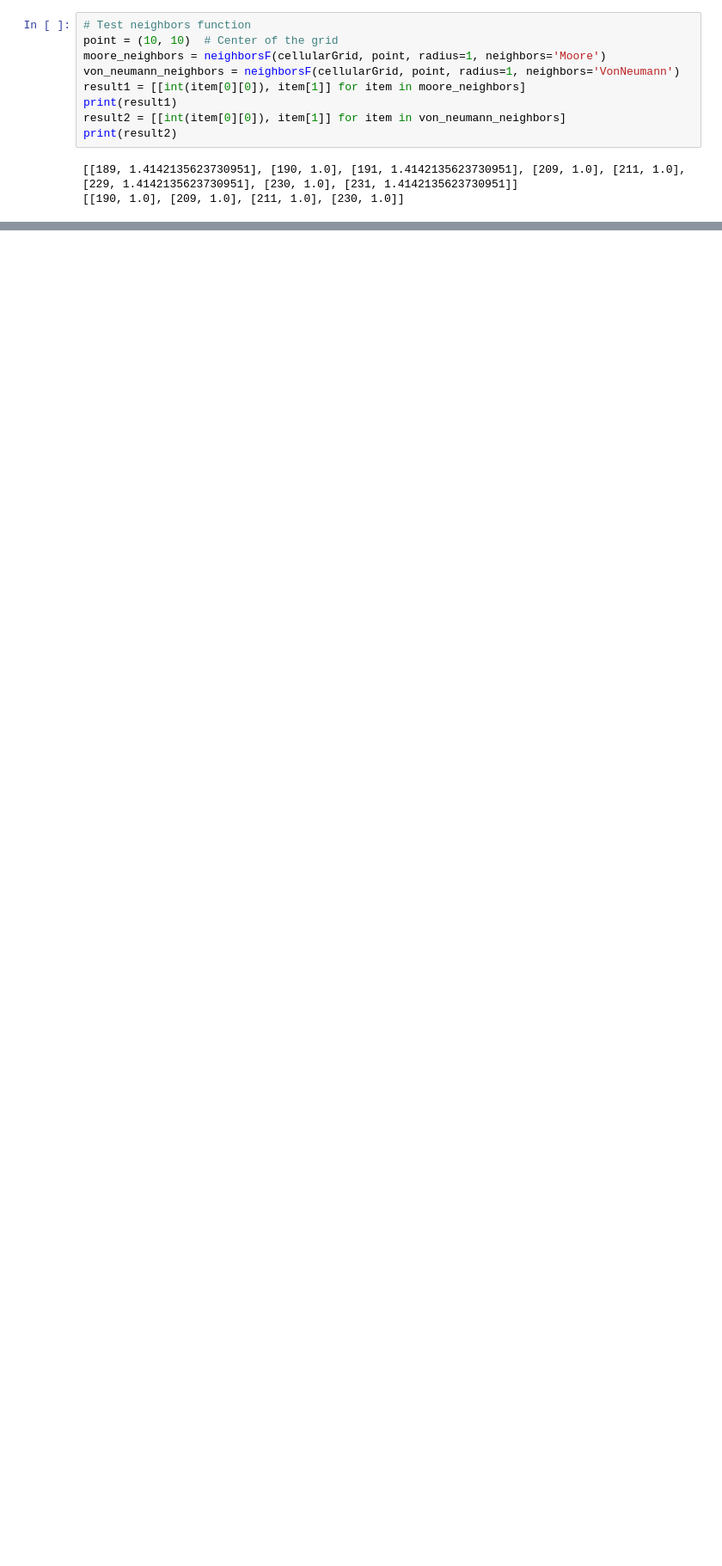
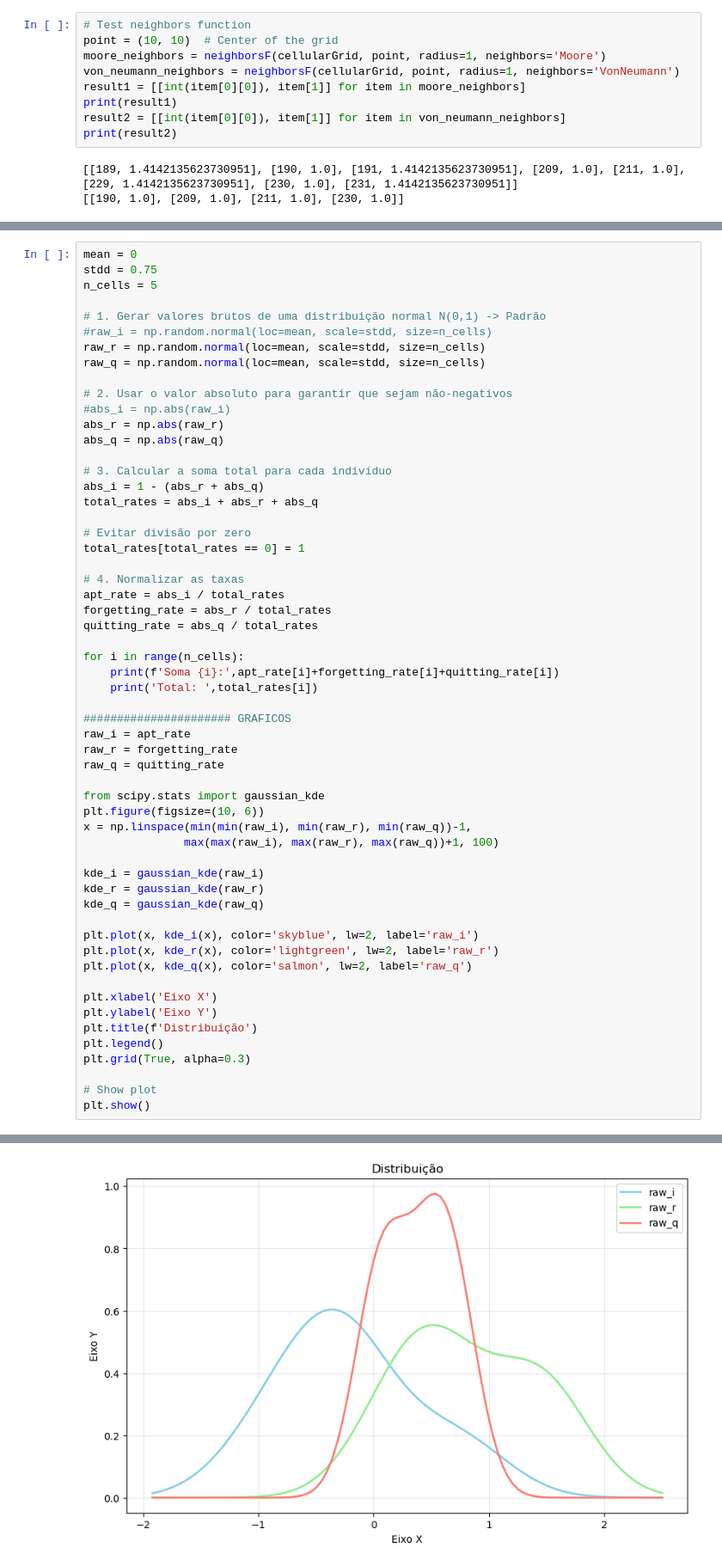
Before and after one commit to MaCarlosOficial/ProjetoDoc, a Jupyter notebook: Artigo_KCO.ipynb, the cells around one changed output, grey strips where cells are left out. Shown at 86% size. Drawn from its saved outputs; the diff is of its cells as text; blank space fills up the shorter version.

```diff
--- a/Artigo_KCO.ipynb
+++ b/Artigo_KCO.ipynb
@@ -578,0 +619,58 @@ Todos os experimentos foram concluídos com sucesso.
+# %%
+mean = 0
+stdd = 0.75
+n_cells = 5
+
+# 1. Gerar valores brutos de uma distribuição normal N(0,1) -> Padrão
+#raw_i = np.random.normal(loc=mean, scale=stdd, size=n_cells)
+raw_r = np.random.normal(loc=mean, scale=stdd, size=n_cells)
+raw_q = np.random.normal(loc=mean, scale=stdd, size=n_cells)
+
+# 2. Usar o valor absoluto para garantir que sejam não-negativos
+#abs_i = np.abs(raw_i)
+abs_r = np.abs(raw_r)
+abs_q = np.abs(raw_q)
+
+# 3. Calcular a soma total para cada indivíduo
+abs_i = 1 - (abs_r + abs_q)
+total_rates = abs_i + abs_r + abs_q
+
+# Evitar divisão por zero
+total_rates[total_rates == 0] = 1
+
+# 4. Normalizar as taxas
+apt_rate = abs_i / total_rates
+forgetting_rate = abs_r / total_rates
+quitting_rate = abs_q / total_rates
+
+for i in range(n_cells):
+    print(f'Soma {i}:',apt_rate[i]+forgetting_rate[i]+quitting_rate[i])
+    print('Total: ',total_rates[i])
+
+###################### GRAFICOS
+raw_i = apt_rate
+raw_r = forgetting_rate
+raw_q = quitting_rate
+
+from scipy.stats import gaussian_kde
+plt.figure(figsize=(10, 6))
+x = np.linspace(min(min(raw_i), min(raw_r), min(raw_q))-1,
+               max(max(raw_i), max(raw_r), max(raw_q))+1, 100)
+
+kde_i = gaussian_kde(raw_i)
+kde_r = gaussian_kde(raw_r)
+kde_q = gaussian_kde(raw_q)
+
+plt.plot(x, kde_i(x), color='skyblue', lw=2, label='raw_i')
+plt.plot(x, kde_r(x), color='lightgreen', lw=2, label='raw_r')
+plt.plot(x, kde_q(x), color='salmon', lw=2, label='raw_q')
+
+plt.xlabel('Eixo X')
+plt.ylabel('Eixo Y')
+plt.title(f'Distribuição')
+plt.legend()
+plt.grid(True, alpha=0.3)
+
+# Show plot
+plt.show()
+# %% [output]
@@ -578,0 +687 @@ Todos os experimentos foram concluídos com sucesso.
+[figure, added]
```
Also changed, not shown: parts of 11 cells of this notebook, 6 other files.
